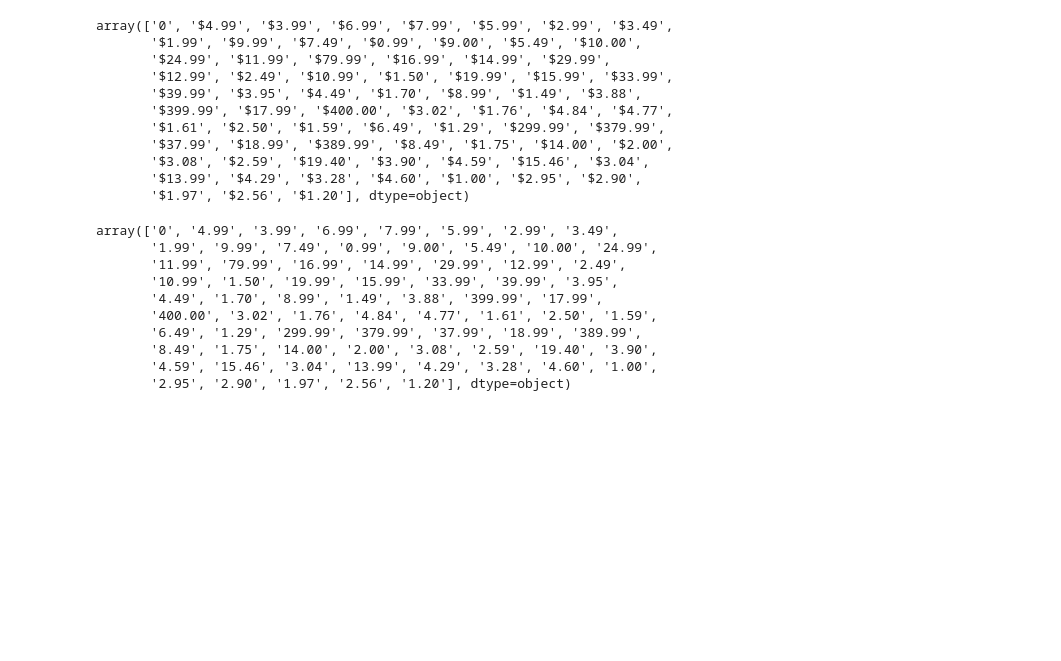
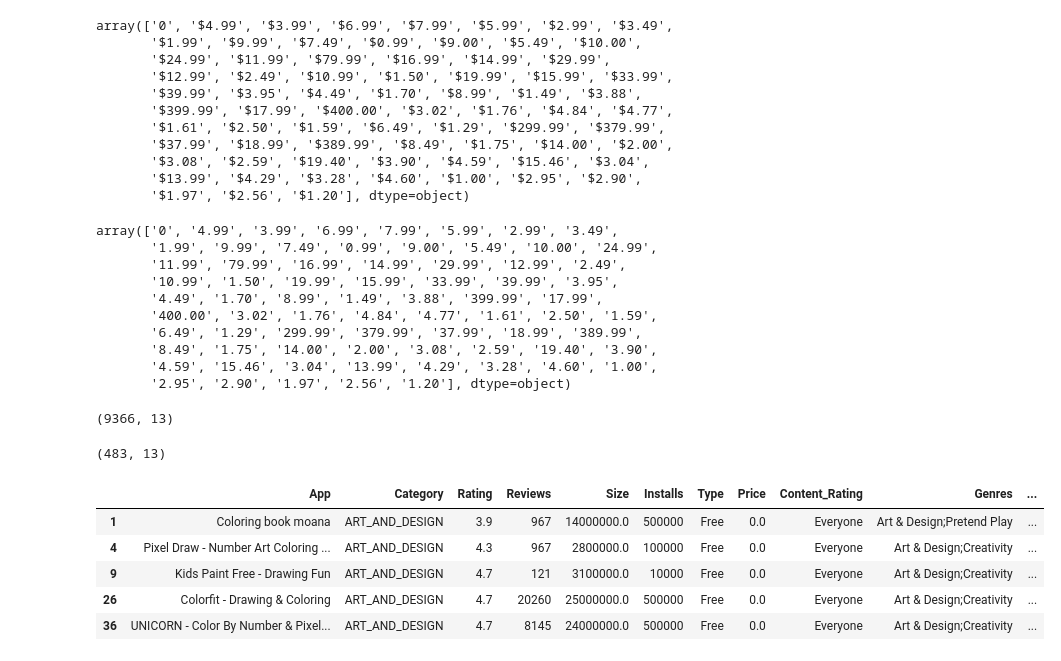
Before and after one commit to musaabshirgar1/business-analytics, a Jupyter notebook: index.ipynb, the cells around one changed output. Saved outputs shown, nothing was run; the diff lists cells and outputs as text; code cells hidden in the pictures; blank space fills up the shorter version.

```diff
--- a/index.ipynb
+++ b/index.ipynb
@@ -247,3 +245,21 @@ array(['0', '4.99', '3.99', '6.99', '7.99', '5.99', '2.99', '3.49',
 #Converting Price object to float
 df.Price=df.Price.astype('float')
 #Price cleaned..
+# %%
+#Cleaning Genres
+#Finding out indices of rows which have multiple genres
+temp = np.array(df.Genres.str.find(';'))
+ls = np.where(temp>0)
+# %%
+#Creating a temp dataframe which includes row data which have multiple genres
+df2 = df.iloc[np.r_[ls],:]
+# %%
+#Getting shape of original dataframe
+df.shape
+# %% [output]
+(9366, 13)
+# %%
+#Getting shape of temp data frame
+df2.shape
+# %% [output]
+(483, 13)
@@ -249,0 +269,10 @@ df.Price=df.Price.astype('float')
+# %%
+#Displaying the head of temp dataframe
+df2.head()
+# %% [output]
+|  | App | Category | Rating | Reviews | Size | Installs | Type | Price | Content_Rating | Genres | ... |
+| 1 | Coloring book moana | ART_AND_DESIGN | 3.9 | 967 | 14000000.0 | 500000 | Free | 0.0 | Everyone | Art & Design;Pretend Play | ... |
+| 4 | Pixel Draw - Number Art Coloring ... | ART_AND_DESIGN | 4.3 | 967 | 2800000.0 | 100000 | Free | 0.0 | Everyone | Art & Design;Creativity | ... |
+| 9 | Kids Paint Free - Drawing Fun | ART_AND_DESIGN | 4.7 | 121 | 3100000.0 | 10000 | Free | 0.0 | Everyone | Art & Design;Creativity | ... |
+| 26 | Colorfit - Drawing & Coloring | ART_AND_DESIGN | 4.7 | 20260 | 25000000.0 | 500000 | Free | 0.0 | Everyone | Art & Design;Creativity | ... |
+| 36 | UNICORN - Color By Number & Pixel... | ART_AND_DESIGN | 4.7 | 8145 | 24000000.0 | 500000 | Free | 0.0 | Everyone | Art & Design;Creativity | ... |
```
Also changed, not shown: parts of 25 cells of this notebook.
